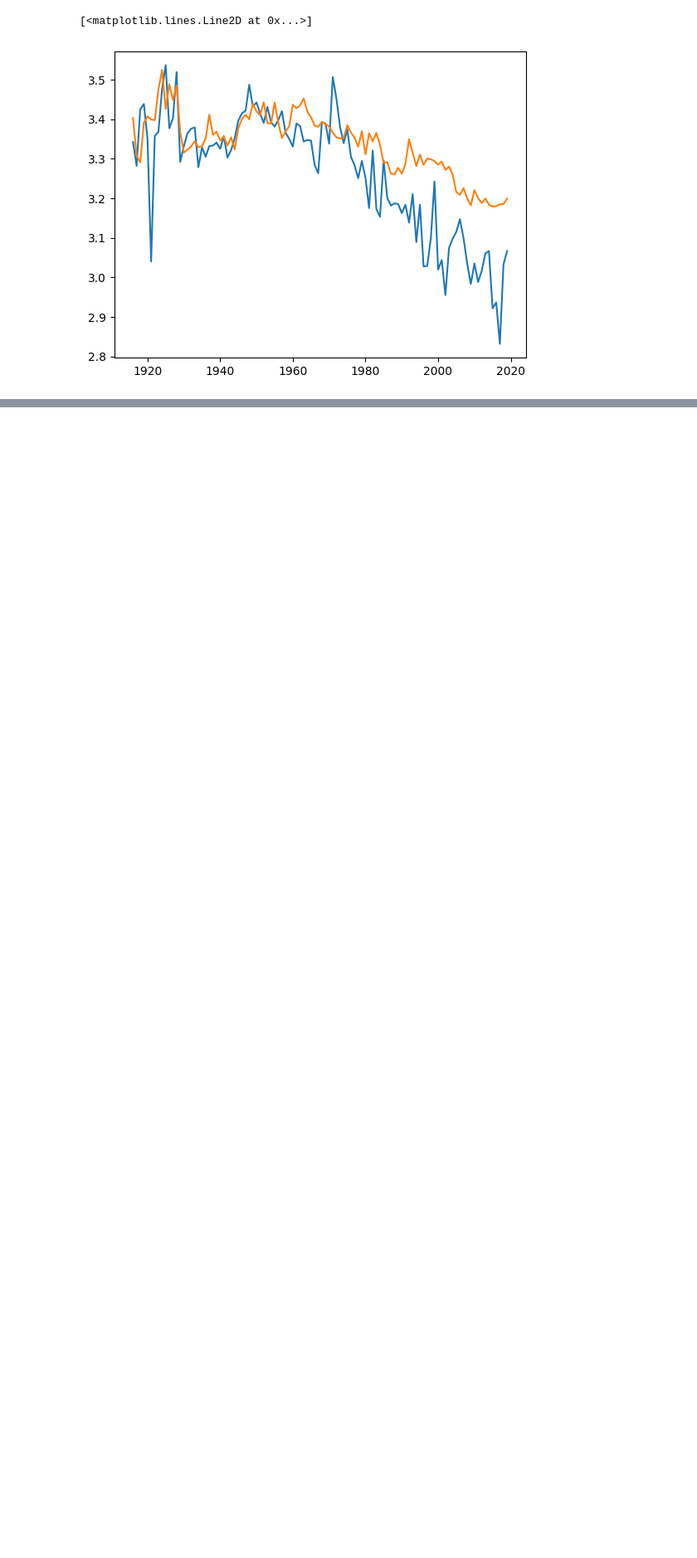
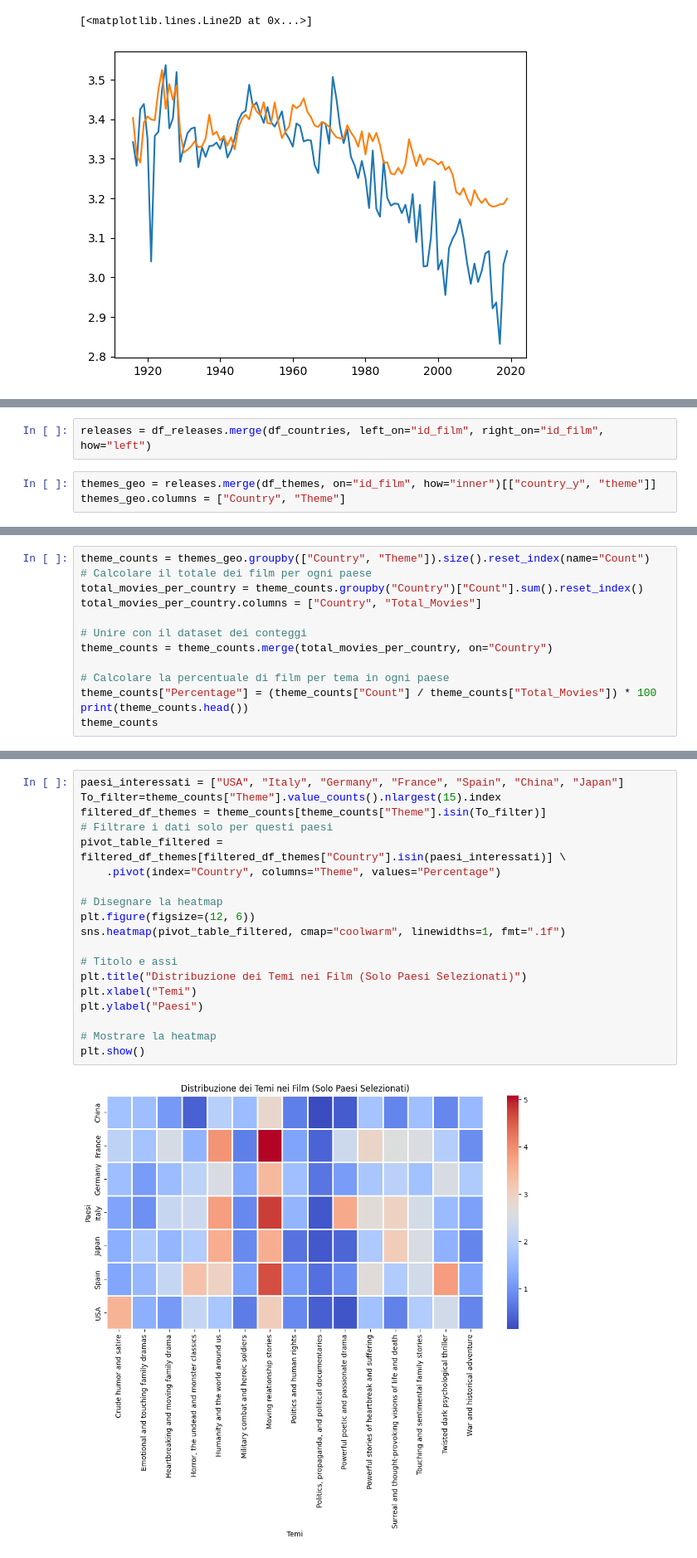
Before and after one commit to GabrieBu/freshcarrots, a Jupyter notebook: ium_Notebook/Cleaning.ipynb, the cells around one changed output, grey strips where cells are left out. Shown at 83% size. Drawn from its saved outputs; the diff is of its cells as text; blank space fills up the shorter version.

```diff
--- a/ium_Notebook/Cleaning.ipynb
+++ b/ium_Notebook/Cleaning.ipynb
@@ -1388,0 +1396,5 @@ plt.plot(df_rating_plot_not_hw.index, df_rating_plot_not_hw["rating"])
+# %%
+releases = df_releases.merge(df_countries, left_on="id_film", right_on="id_film", how="left")
+# %%
+themes_geo = releases.merge(df_themes, on="id_film", how="inner")[["country_y", "theme"]]
+themes_geo.columns = ["Country", "Theme"]
@@ -1388,0 +1408,13 @@ plt.plot(df_rating_plot_not_hw.index, df_rating_plot_not_hw["rating"])
+# %%
+theme_counts = themes_geo.groupby(["Country", "Theme"]).size().reset_index(name="Count")
+# Calcolare il totale dei film per ogni paese
+total_movies_per_country = theme_counts.groupby("Country")["Count"].sum().reset_index()
+total_movies_per_country.columns = ["Country", "Total_Movies"]
+
+# Unire con il dataset dei conteggi
+theme_counts = theme_counts.merge(total_movies_per_country, on="Country")
+
+# Calcolare la percentuale di film per tema in ogni paese
+theme_counts["Percentage"] = (theme_counts["Count"] / theme_counts["Total_Movies"]) * 100
+print(theme_counts.head())
+theme_counts
@@ -1388,0 +1435,21 @@ plt.plot(df_rating_plot_not_hw.index, df_rating_plot_not_hw["rating"])
+# %%
+paesi_interessati = ["USA", "Italy", "Germany", "France", "Spain", "China", "Japan"]
+To_filter=theme_counts["Theme"].value_counts().nlargest(15).index
+filtered_df_themes = theme_counts[theme_counts["Theme"].isin(To_filter)]
+# Filtrare i dati solo per questi paesi
+pivot_table_filtered = filtered_df_themes[filtered_df_themes["Country"].isin(paesi_interessati)] \
+    .pivot(index="Country", columns="Theme", values="Percentage")
+
+# Disegnare la heatmap
+plt.figure(figsize=(12, 6))
+sns.heatmap(pivot_table_filtered, cmap="coolwarm", linewidths=1, fmt=".1f")
+
+# Titolo e assi
+plt.title("Distribuzione dei Temi nei Film (Solo Paesi Selezionati)")
+plt.xlabel("Temi")
+plt.ylabel("Paesi")
+
+# Mostrare la heatmap
+plt.show()
+# %% [output]
+[figure, added]
```
Also changed, not shown: parts of 25 cells of this notebook.
